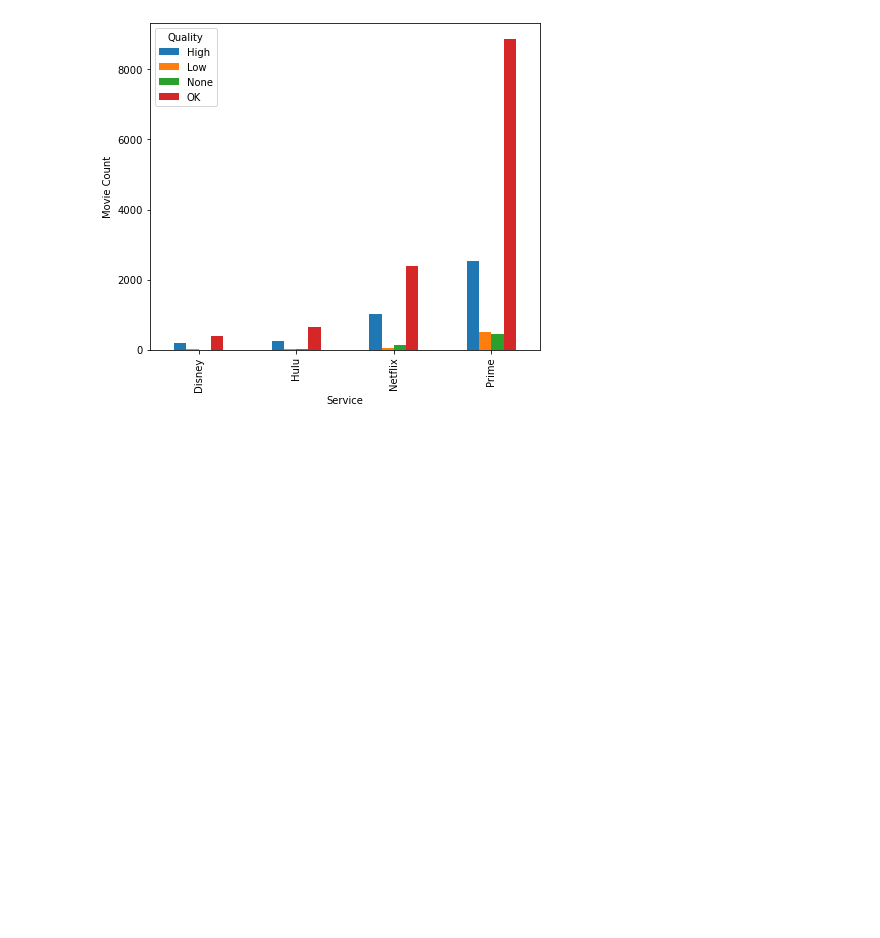
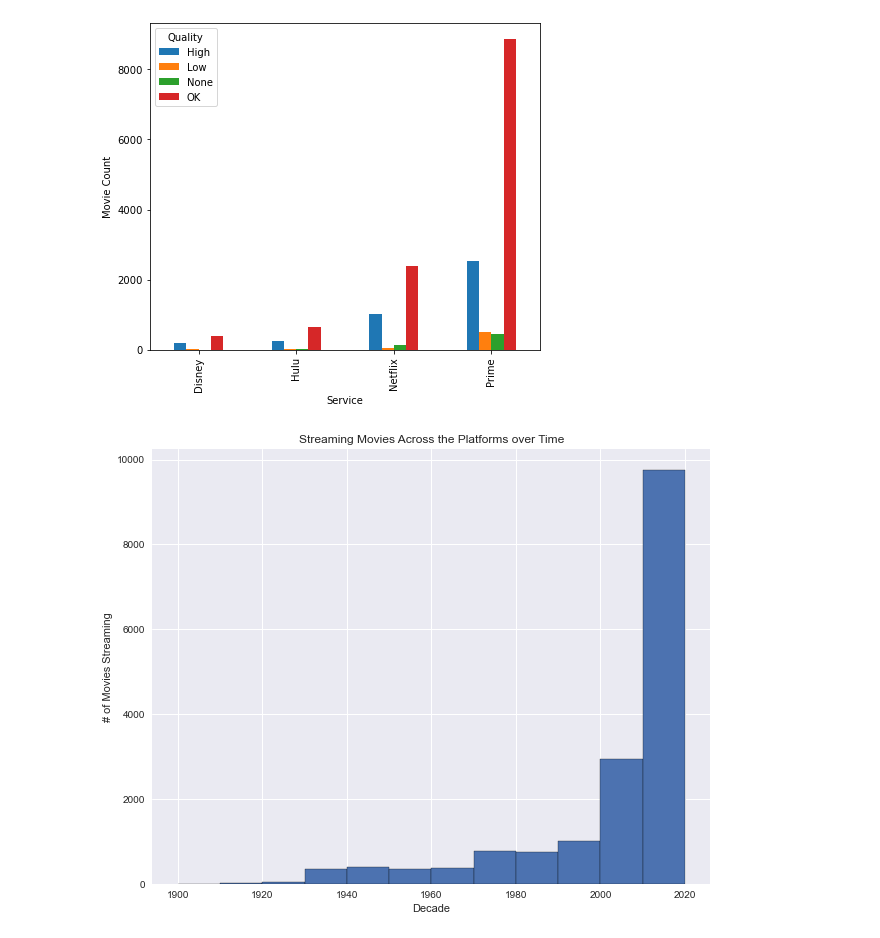
Before and after one commit to AndrewAwl/StreamingMovieData, a Jupyter notebook: FinalProject.ipynb, the cells around one changed output. Cells and saved outputs as stored; diff of their text form; code cells hidden in the pictures; blank space fills up the shorter version.

```diff
--- a/FinalProject.ipynb
+++ b/FinalProject.ipynb
@@ -700,0 +483,13 @@ bins = [1970, 1980, 1990, 2000, 2010, 2020]
+# %%
+bins = [1900, 1910, 1920, 1930, 1940, 1950, 1960, 1970, 1980, 1990, 2000, 2010, 2020]
+
+plt.style.use('seaborn')
+plt.rc('figure', figsize = (10,8))
+
+plt.hist(mergedata3.Year, bins=bins, edgecolor= 'black')
+plt.title('Streaming Movies Across the Platforms over Time')
+plt.xlabel('Decade')
+plt.ylabel('# of Movies Streaming')
+plt.show()
+# %% [output]
+[figure, added]
```
Also changed, not shown: parts of 130 cells of this notebook.
